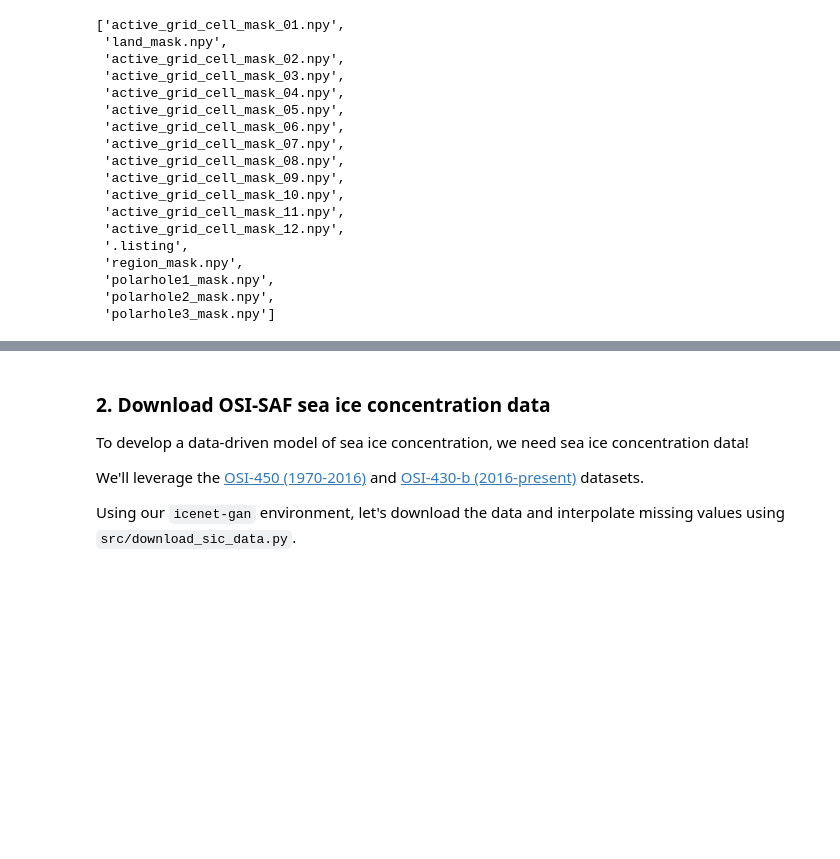
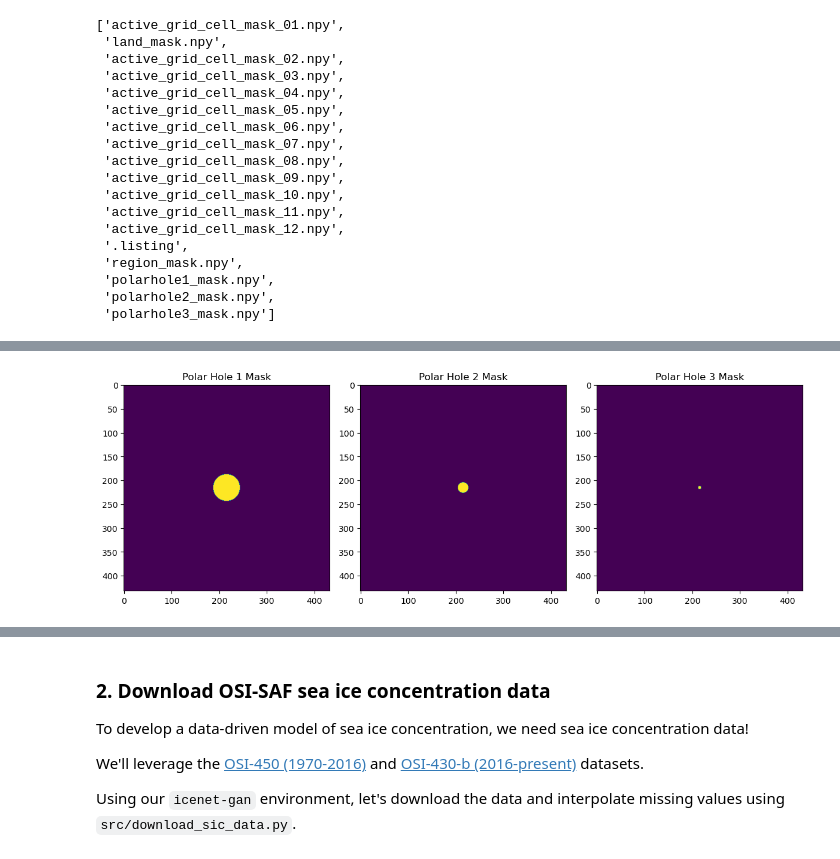
Before and after one commit to ampersandmcd/icenet-gan, a Jupyter notebook: notebooks/2_data.ipynb, the cells around one changed output, grey strips where cells are left out. Drawn from its saved outputs; the diff is of its cells as text; code cells hidden in the pictures; blank space fills up the shorter version.

```diff
--- a/notebooks/2_data.ipynb
+++ b/notebooks/2_data.ipynb
@@ -67,0 +65,10 @@ os.listdir(src.mask_data_folder)
+# %%
+masks = [np.load(f"{src.config.mask_data_folder}/polarhole{i}_mask.npy") for i in range(1, 4)]
+fig, ax = plt.subplots(1, 3, figsize=(12, 4))
+for i in range(3):
+    ax[i].imshow(masks[i])
+    ax[i].set_title(f"Polar Hole {i+1} Mask")
+plt.tight_layout()
+plt.show()
+# %% [output]
+[figure, added]
```
Also changed, not shown: parts of 3 cells of this notebook, 4 other files.
